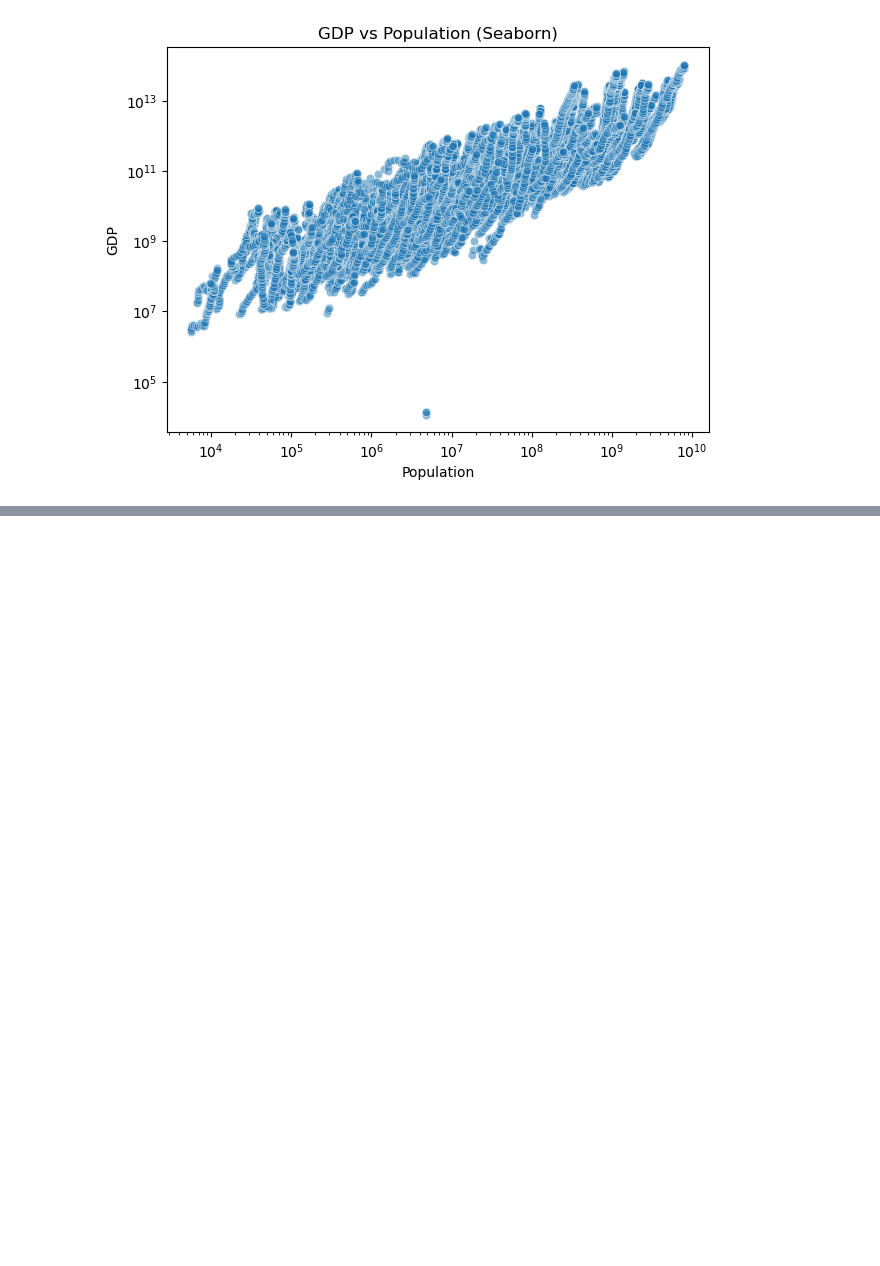
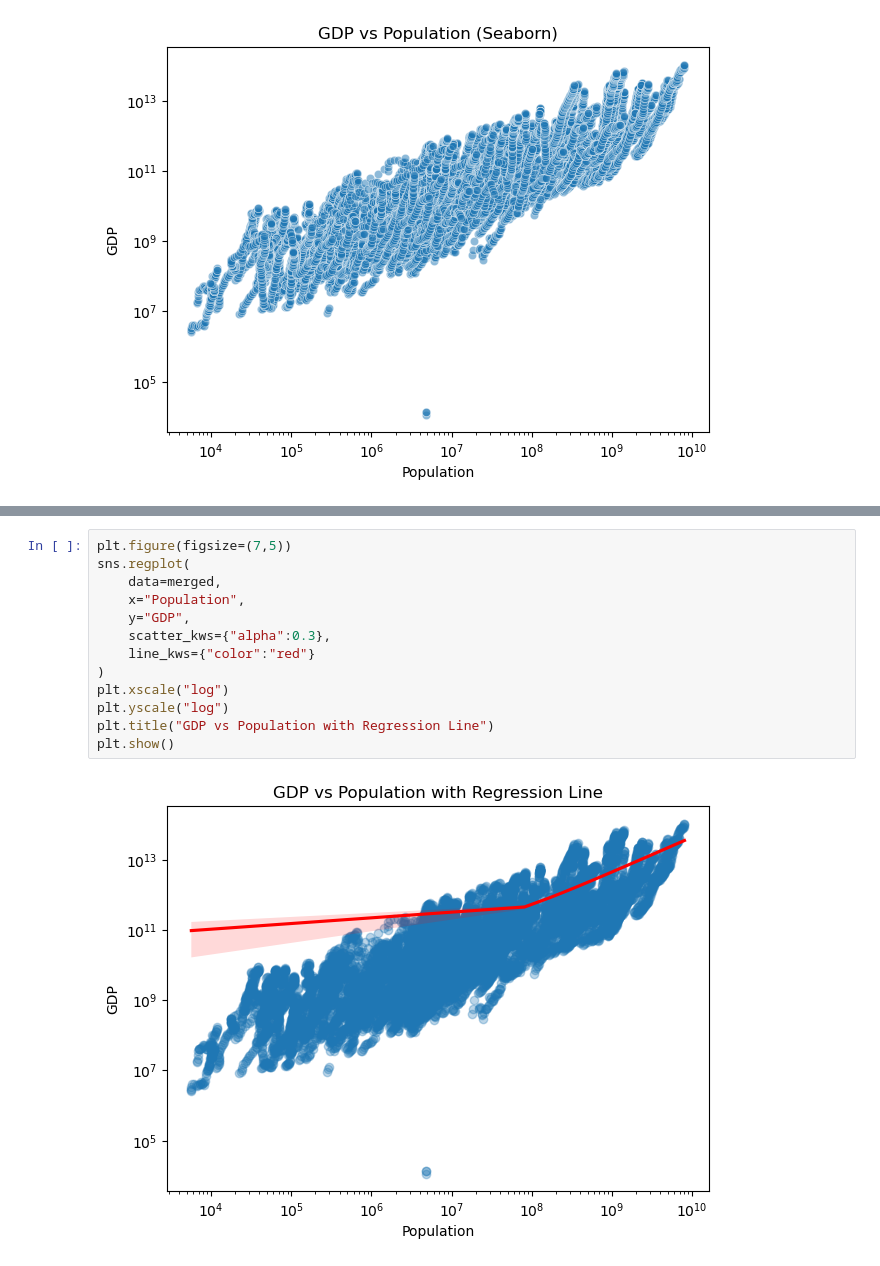
Before and after one commit to mca-lab/neemabartibigdata, a Jupyter notebook: analysis.ipynb, the cells around one changed output, grey strips where cells are left out. Drawn from its saved outputs; the diff is of its cells as text; blank space fills up the shorter version.

Commit message:
Update analysis notebook with new visualizations

```diff
--- a/analysis.ipynb
+++ b/analysis.ipynb
@@ -199,0 +173,15 @@ fig.show()
+# %%
+plt.figure(figsize=(7,5))
+sns.regplot(
+    data=merged,
+    x="Population",
+    y="GDP",
+    scatter_kws={"alpha":0.3},
+    line_kws={"color":"red"}
+)
+plt.xscale("log")
+plt.yscale("log")
+plt.title("GDP vs Population with Regression Line")
+plt.show()
+# %% [output]
+[figure, added]
```
Also changed, not shown: parts of 11 cells of this notebook.
